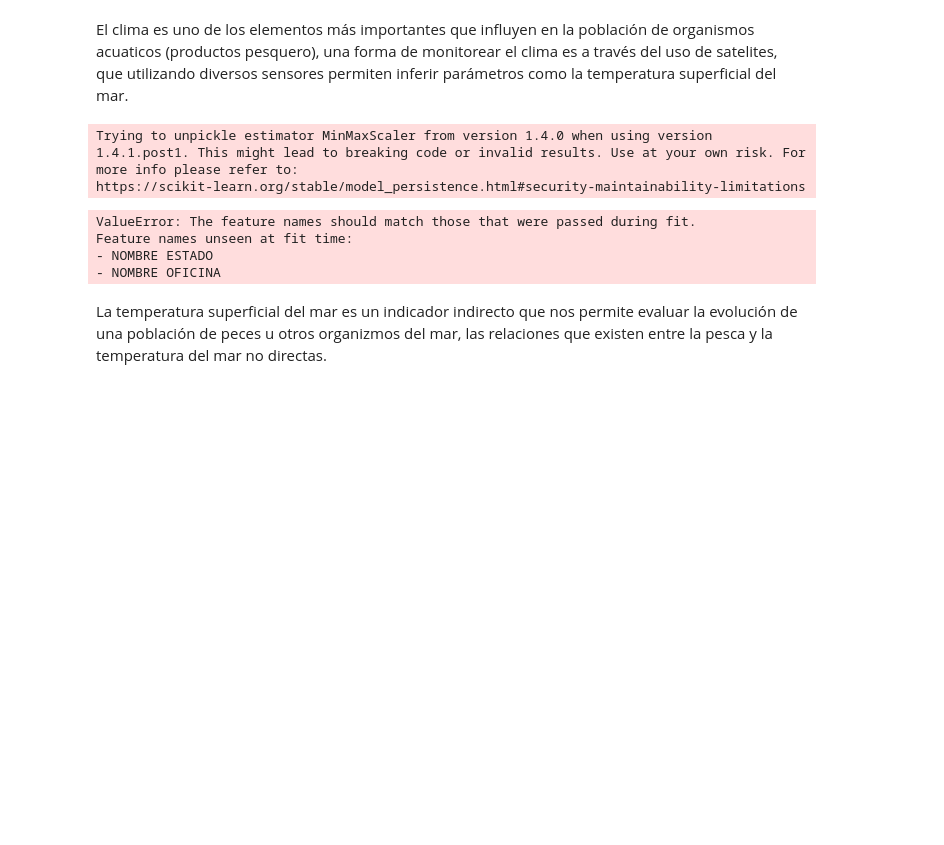
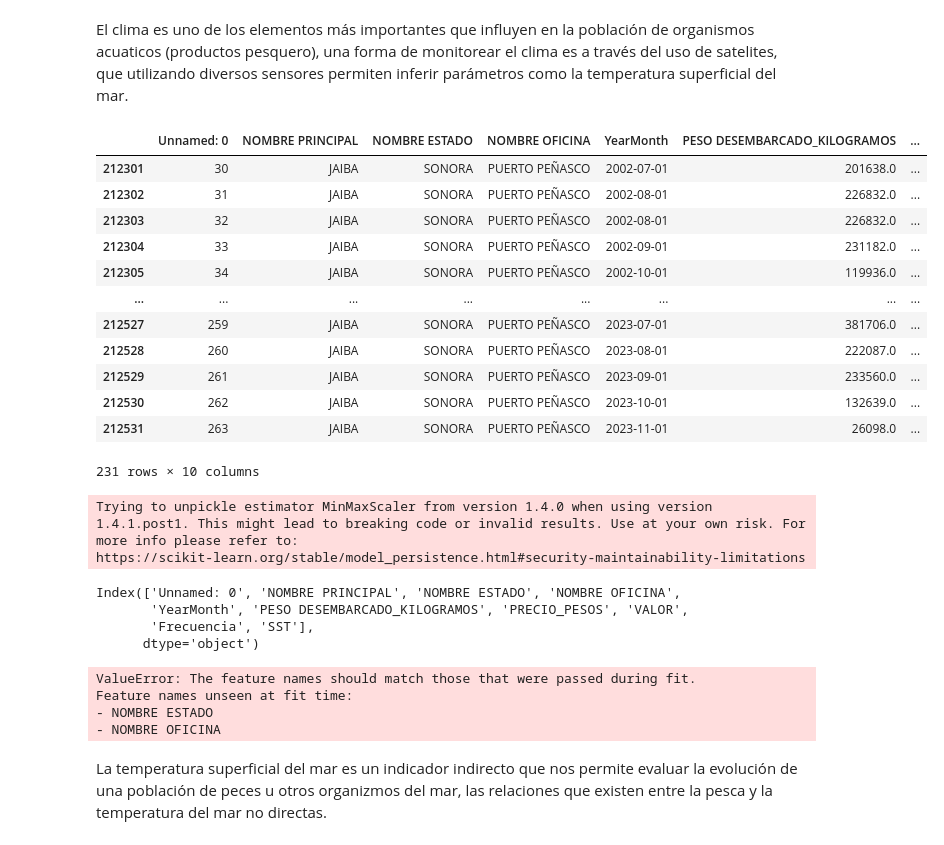
Before and after one commit to rcavieses/DLM-mexican-fish-catch-forecast, a Jupyter notebook: fisheries_analysis.ipynb, the cells around one changed output. Cells and saved outputs as stored; diff of their text form; code cells hidden in the pictures; blank space fills up the shorter version.

```diff
--- a/fisheries_analysis.ipynb
+++ b/fisheries_analysis.ipynb
@@ -180,6 +181,22 @@ fig.add_annotation(x=0.5, y=1.15, xref="paper", yref="paper",
 
 # Show the figure
 fig.show()
+# %%
+df
+# %% [output]
+|  | Unnamed: 0 | NOMBRE PRINCIPAL | NOMBRE ESTADO | NOMBRE OFICINA | YearMonth | PESO DESEMBARCADO_KILOGRAMOS | ... |
+| 212301 | 30 | JAIBA | SONORA | PUERTO PEÑASCO | 2002-07-01 | 201638.0 | ... |
+| 212302 | 31 | JAIBA | SONORA | PUERTO PEÑASCO | 2002-08-01 | 226832.0 | ... |
+| 212303 | 32 | JAIBA | SONORA | PUERTO PEÑASCO | 2002-08-01 | 226832.0 | ... |
+| 212304 | 33 | JAIBA | SONORA | PUERTO PEÑASCO | 2002-09-01 | 231182.0 | ... |
+| 212305 | 34 | JAIBA | SONORA | PUERTO PEÑASCO | 2002-10-01 | 119936.0 | ... |
+| ... | ... | ... | ... | ... | ... | ... | ... |
+| 212527 | 259 | JAIBA | SONORA | PUERTO PEÑASCO | 2023-07-01 | 381706.0 | ... |
+| 212528 | 260 | JAIBA | SONORA | PUERTO PEÑASCO | 2023-08-01 | 222087.0 | ... |
+| 212529 | 261 | JAIBA | SONORA | PUERTO PEÑASCO | 2023-09-01 | 233560.0 | ... |
+| 212530 | 262 | JAIBA | SONORA | PUERTO PEÑASCO | 2023-10-01 | 132639.0 | ... |
+| 212531 | 263 | JAIBA | SONORA | PUERTO PEÑASCO | 2023-11-01 | 26098.0 | ... |
+231 rows × 10 columns
 # %%
 # Importaciones necesarias de tus otros módulos
 from ia_model.data_preparation import load_data
@@ -204,12 +222,22 @@ encoder = joblib.load('scaler_filename.pkl')
 # %% [output]
 Trying to unpickle estimator MinMaxScaler from version 1.4.0 when using version 1.4.1.post1. This might lead to breaking code or invalid results. Use at your own risk. For more info please refer to:
 https://scikit-learn.org/stable/model_persistence.html#security-maintainability-limitations
-# %%
-prepare_last_data(df,cfg.CATEGORICAL_COL,cfg.NUMERIC_COL,n_pasos,encoder,scaler_x)
-# %% [output]
-ValueError: The feature names should match those that were passed during fit.
-Feature names unseen at fit time:
-- NOMBRE ESTADO
-- NOMBRE OFICINA
+# %%
+df.columns
+# %% [output]
+Index(['Unnamed: 0', 'NOMBRE PRINCIPAL', 'NOMBRE ESTADO', 'NOMBRE OFICINA',
+       'YearMonth', 'PESO DESEMBARCADO_KILOGRAMOS', 'PRECIO_PESOS', 'VALOR',
+       'Frecuencia', 'SST'],
+      dtype='object')
+# %%
+prepare_last_data(df,['NOMBRE PRINCIPAL', 'NOMBRE ESTADO', 'NOMBRE OFICINA'],
+                  ['PESO DESEMBARCADO_KILOGRAMOS', 'PRECIO_PESOS', 'VALOR',
+       'Frecuencia', 'SST']
+       ,n_pasos,scaler_x,scaler_y)
+# %% [output]
+ValueError: The feature names should match those that were passed during fit.
+Feature names unseen at fit time:
+- NOMBRE ESTADO
+- NOMBRE OFICINA
 # %% [markdown]
 La temperatura superficial del mar es un indicador indirecto que nos permite evaluar la evolución de una población de peces u otros organizmos del mar, las relaciones que existen entre la pesca y la temperatura del mar no directas.
```
Also changed, not shown: parts of 2 cells of this notebook.
